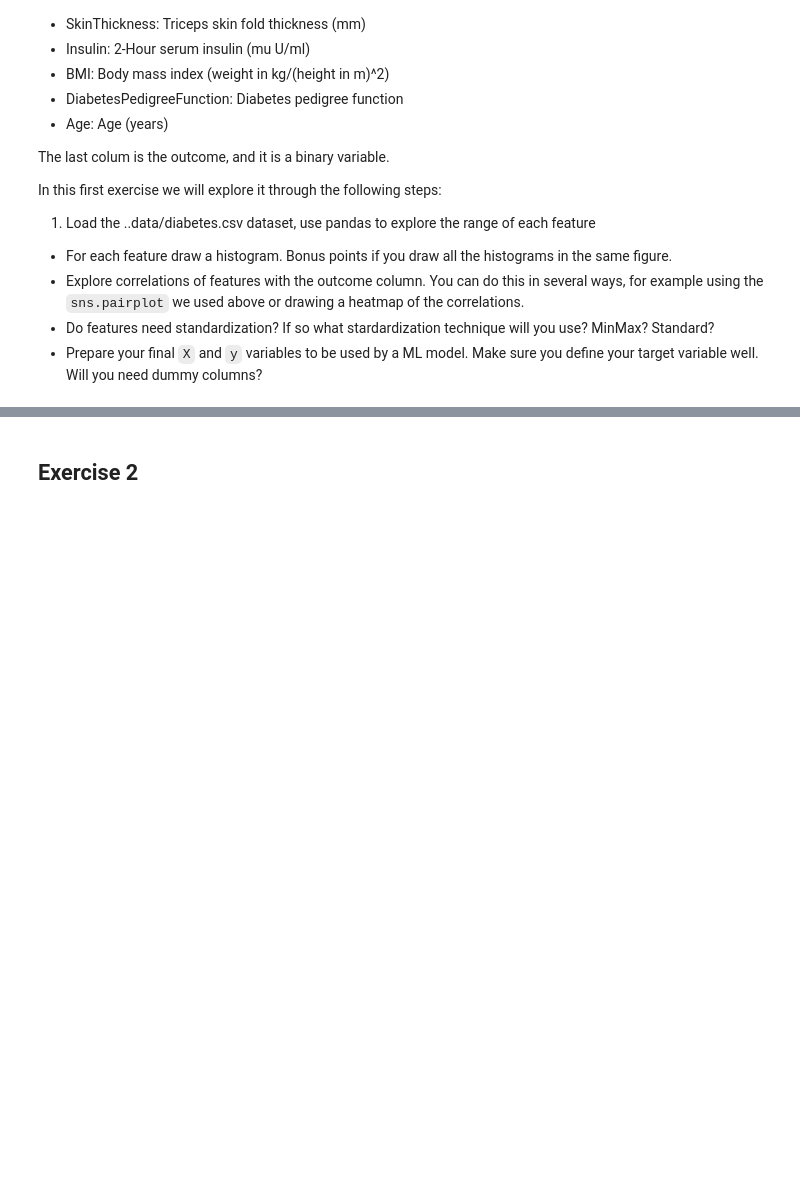
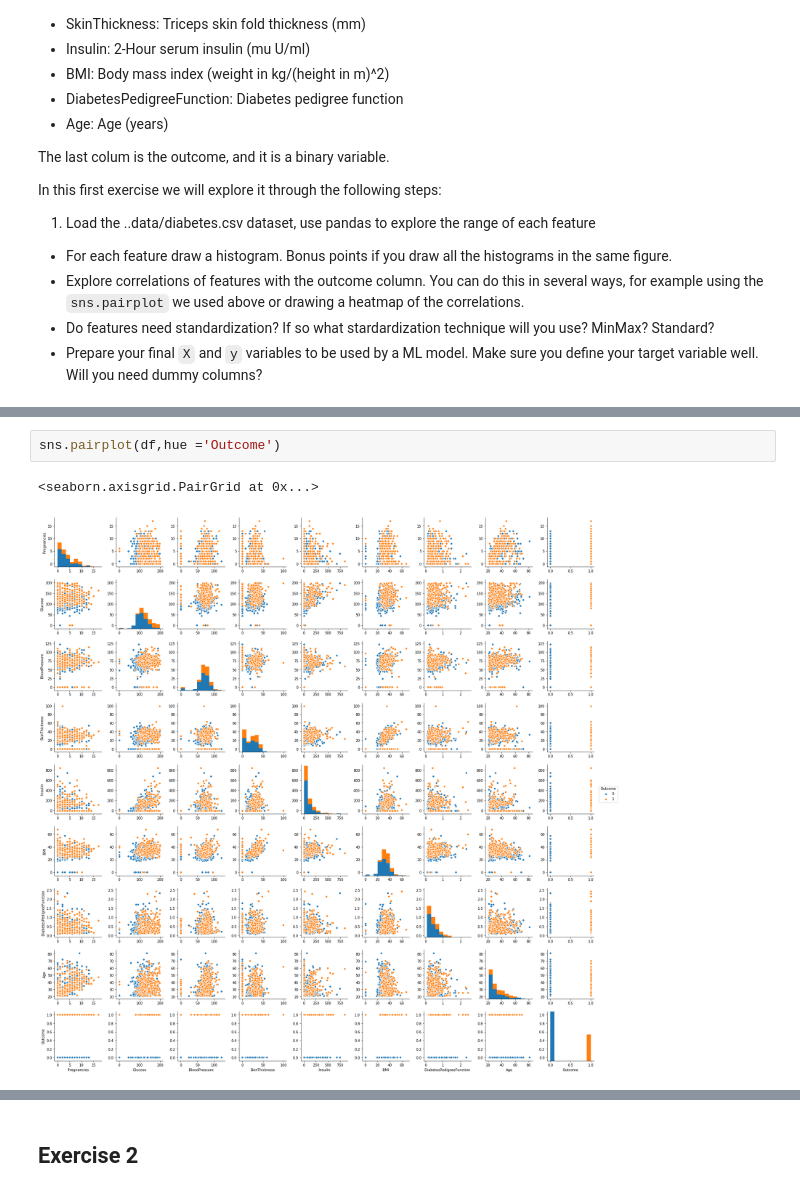
Before and after one commit to javmar08/zero_to_deep_learning_udemy, a Jupyter notebook: course/4 Deep Learning Intro.ipynb, the cells around one changed output, grey strips where cells are left out. Cells and saved outputs as stored; diff of their text form; blank space fills up the shorter version.

```diff
--- a/course/4 Deep Learning Intro.ipynb
+++ b/course/4 Deep Learning Intro.ipynb
@@ -162,0 +329,5 @@ In this first exercise we will explore it through the following steps:
+# %%
+sns.pairplot(df,hue ='Outcome')
+# %% [output]
+<seaborn.axisgrid.PairGrid at 0x...>
+[figure, added]
```
Also changed, not shown: parts of 49 cells of this notebook.
